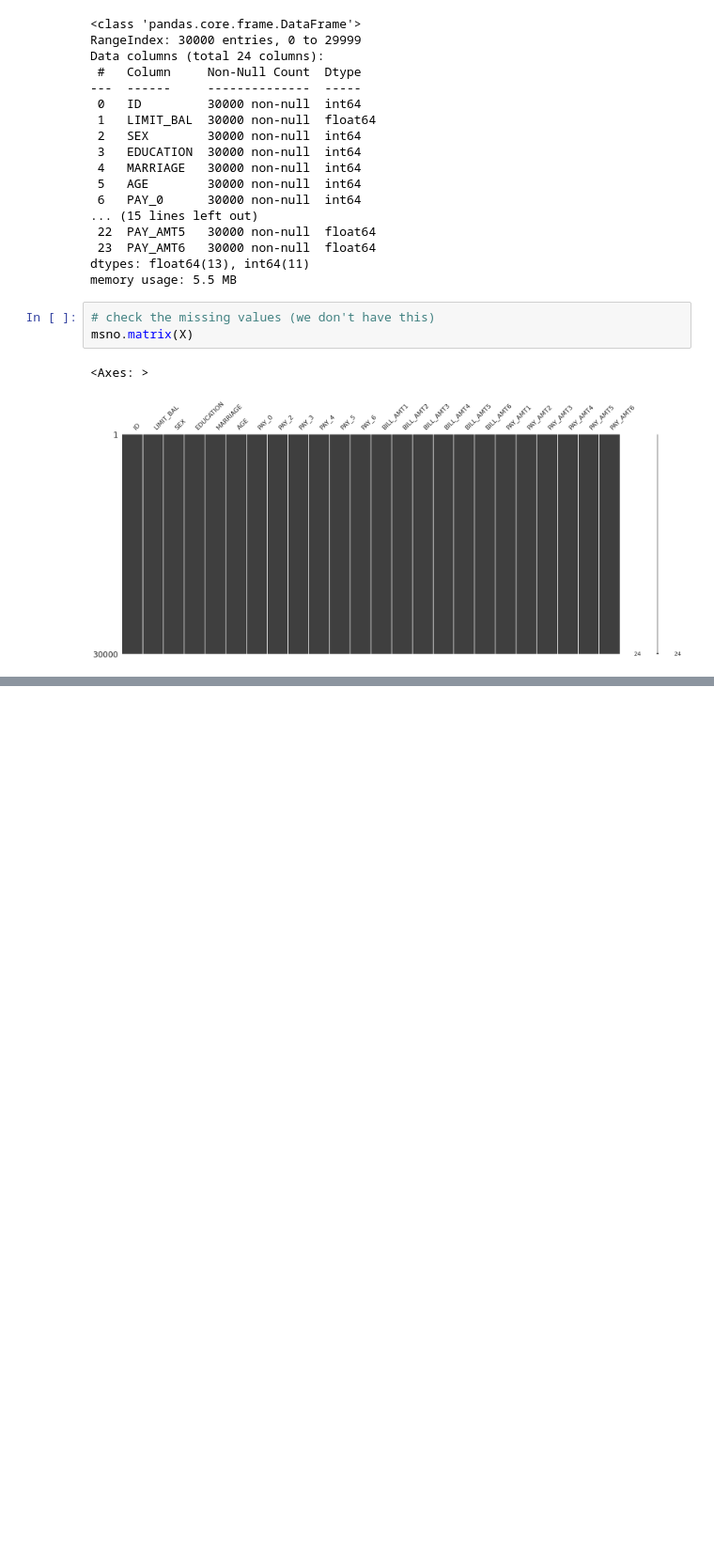
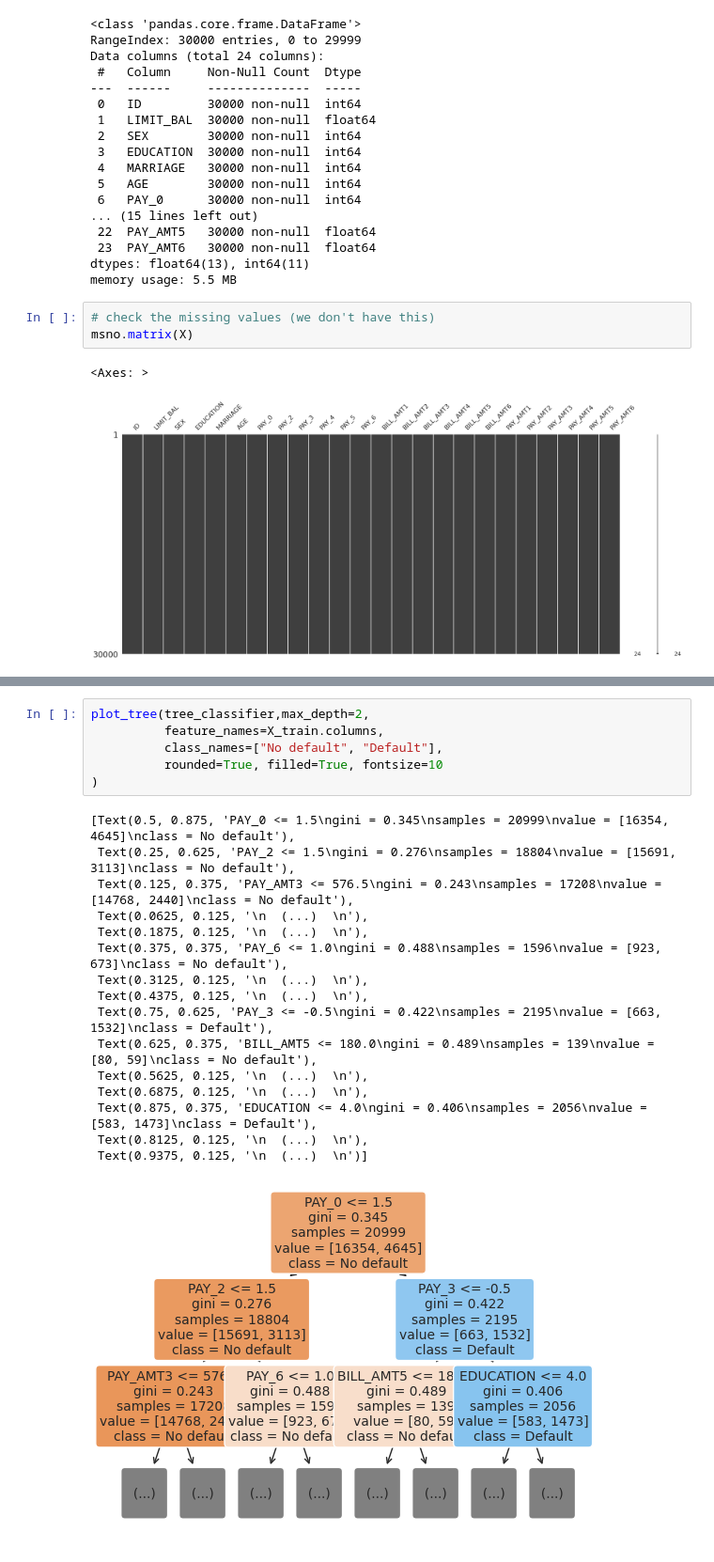
Before and after one commit to AleksandrMorozov123/Financial-modelling-in-Python-and-R, a Jupyter notebook: credit-risk-models.ipynb, the cells around one changed output, grey strips where cells are left out. Shown at 94% size. Drawn from its saved outputs; the diff is of its cells as text; blank space fills up the shorter version.

```diff
--- a/credit-risk-models.ipynb
+++ b/credit-risk-models.ipynb
@@ -281,0 +233,23 @@ X_train_ce = one_hot_encoder_ce.transform(X_train)
+# %%
+plot_tree(tree_classifier,max_depth=2,
+          feature_names=X_train.columns,
+          class_names=["No default", "Default"],
+          rounded=True, filled=True, fontsize=10
+)
+# %% [output]
+[Text(0.5, 0.875, 'PAY_0 <= 1.5\ngini = 0.345\nsamples = 20999\nvalue = [16354, 4645]\nclass = No default'),
+ Text(0.25, 0.625, 'PAY_2 <= 1.5\ngini = 0.276\nsamples = 18804\nvalue = [15691, 3113]\nclass = No default'),
+ Text(0.125, 0.375, 'PAY_AMT3 <= 576.5\ngini = 0.243\nsamples = 17208\nvalue = [14768, 2440]\nclass = No default'),
+ Text(0.0625, 0.125, '\n  (...)  \n'),
+ Text(0.1875, 0.125, '\n  (...)  \n'),
+ Text(0.375, 0.375, 'PAY_6 <= 1.0\ngini = 0.488\nsamples = 1596\nvalue = [923, 673]\nclass = No default'),
+ Text(0.3125, 0.125, '\n  (...)  \n'),
+ Text(0.4375, 0.125, '\n  (...)  \n'),
+ Text(0.75, 0.625, 'PAY_3 <= -0.5\ngini = 0.422\nsamples = 2195\nvalue = [663, 1532]\nclass = Default'),
+ Text(0.625, 0.375, 'BILL_AMT5 <= 180.0\ngini = 0.489\nsamples = 139\nvalue = [80, 59]\nclass = No default'),
+ Text(0.5625, 0.125, '\n  (...)  \n'),
+ Text(0.6875, 0.125, '\n  (...)  \n'),
+ Text(0.875, 0.375, 'EDUCATION <= 4.0\ngini = 0.406\nsamples = 2056\nvalue = [583, 1473]\nclass = Default'),
+ Text(0.8125, 0.125, '\n  (...)  \n'),
+ Text(0.9375, 0.125, '\n  (...)  \n')]
+[figure, added]
```
Also changed, not shown: parts of 12 cells of this notebook.
